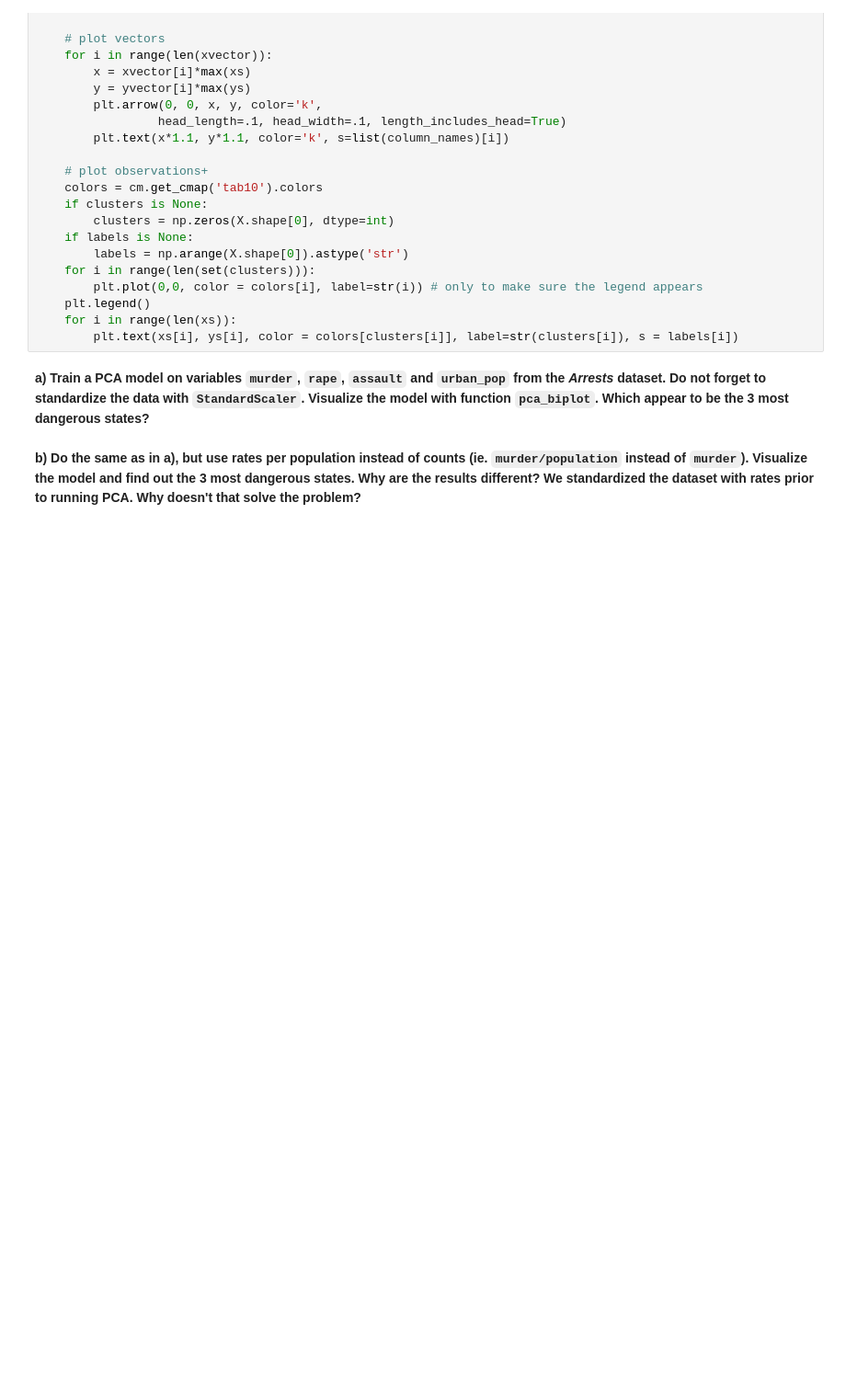
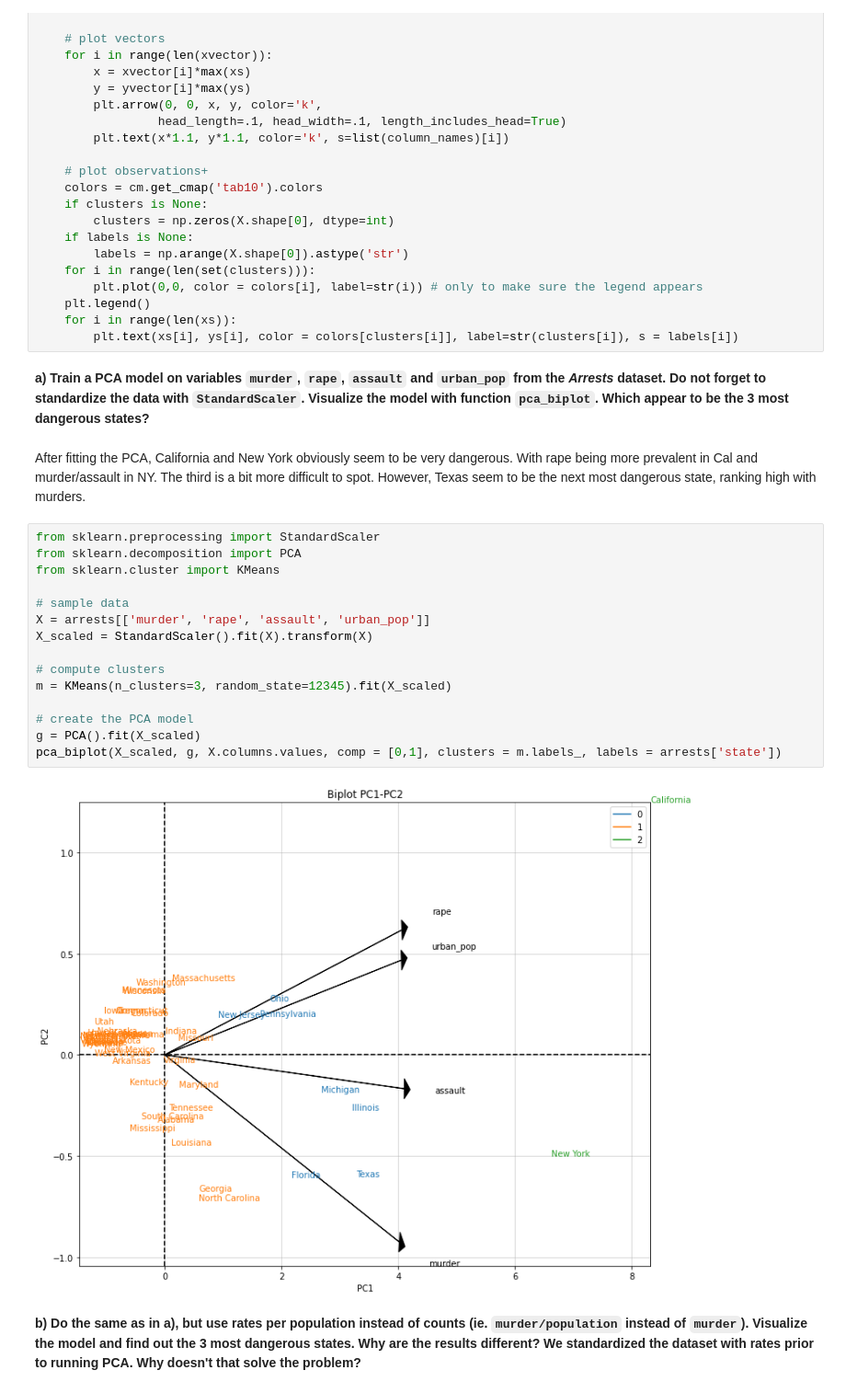
Before and after one commit to Gogonemnem/tu-delft-assignments, a Jupyter notebook: assignment7/unsupervised.exercises_b.ipynb, the cells around one changed output. Shown at 92% size. Drawn from its saved outputs; the diff is of its cells as text; blank space fills up the shorter version.

```diff
--- a/assignment7/unsupervised.exercises_b.ipynb
+++ b/assignment7/unsupervised.exercises_b.ipynb
@@ -227,5 +228,24 @@ def pca_biplot(X, pca_model, column_names, comp = [0,1], clusters = None, labels
         plt.text(xs[i], ys[i], color = colors[clusters[i]], label=str(clusters[i]), s = labels[i])
 # %% [markdown]
 **a) Train a PCA model on variables `murder`, `rape`, `assault` and `urban_pop` from the _Arrests_ dataset. Do not forget to standardize the data with `StandardScaler`. Visualize the model with function `pca_biplot`. Which appear to be the 3 most dangerous states?**
+# %% [markdown]
+After fitting the PCA, California and New York obviously seem to be very dangerous. With rape being more prevalent in Cal and murder/assault in NY. The third is a bit more difficult to spot. However, Texas seem to be the next most dangerous state, ranking high with murders.
+# %%
+from sklearn.preprocessing import StandardScaler
+from sklearn.decomposition import PCA
+from sklearn.cluster import KMeans
+
+# sample data
+X = arrests[['murder', 'rape', 'assault', 'urban_pop']]
+X_scaled = StandardScaler().fit(X).transform(X)
+
+# compute clusters
+m = KMeans(n_clusters=3, random_state=12345).fit(X_scaled)
+
+# create the PCA model
+g = PCA().fit(X_scaled)
+pca_biplot(X_scaled, g, X.columns.values, comp = [0,1], clusters = m.labels_, labels = arrests['state'])
+# %% [output]
+[figure, added]
 # %% [markdown]
 **b) Do the same as in a), but use rates per population instead of counts (ie. `murder/population` instead of `murder`). Visualize the model and find out the 3 most dangerous states. Why are the results different? We standardized the dataset with rates prior to running PCA. Why doesn't that solve the problem?**
```
Also changed, not shown: parts of 9 cells of this notebook, 4 other files.
